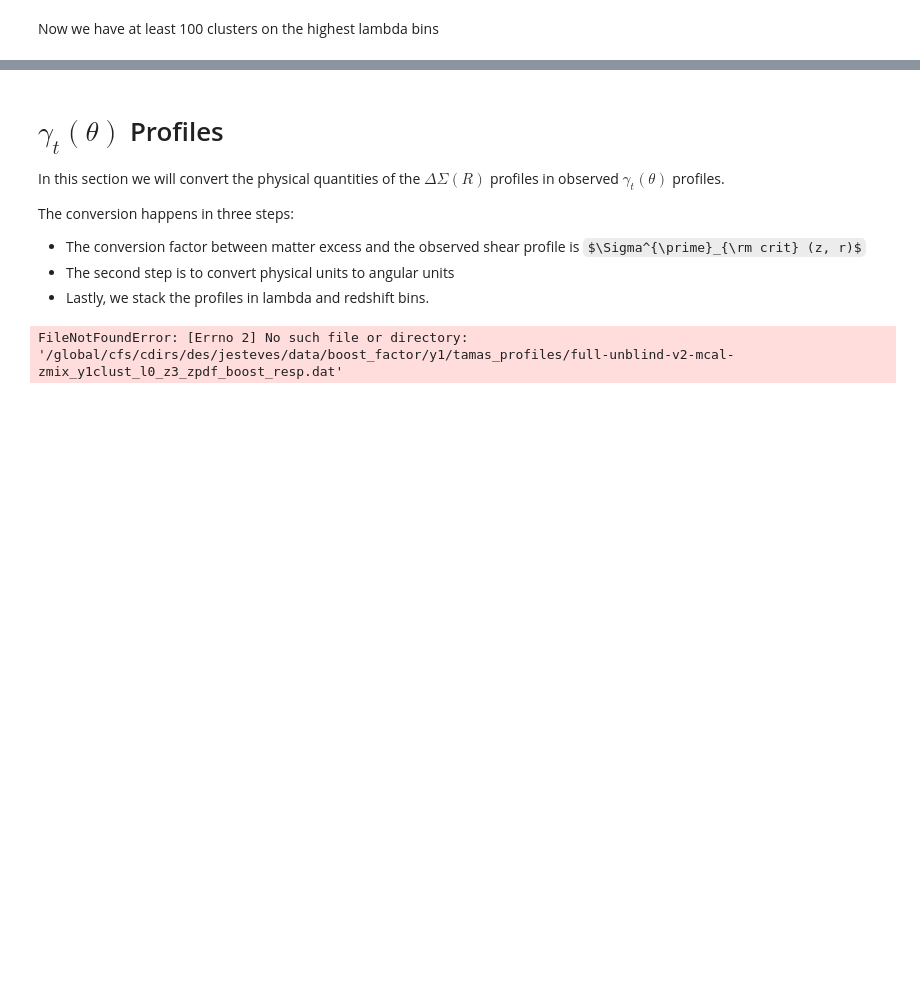
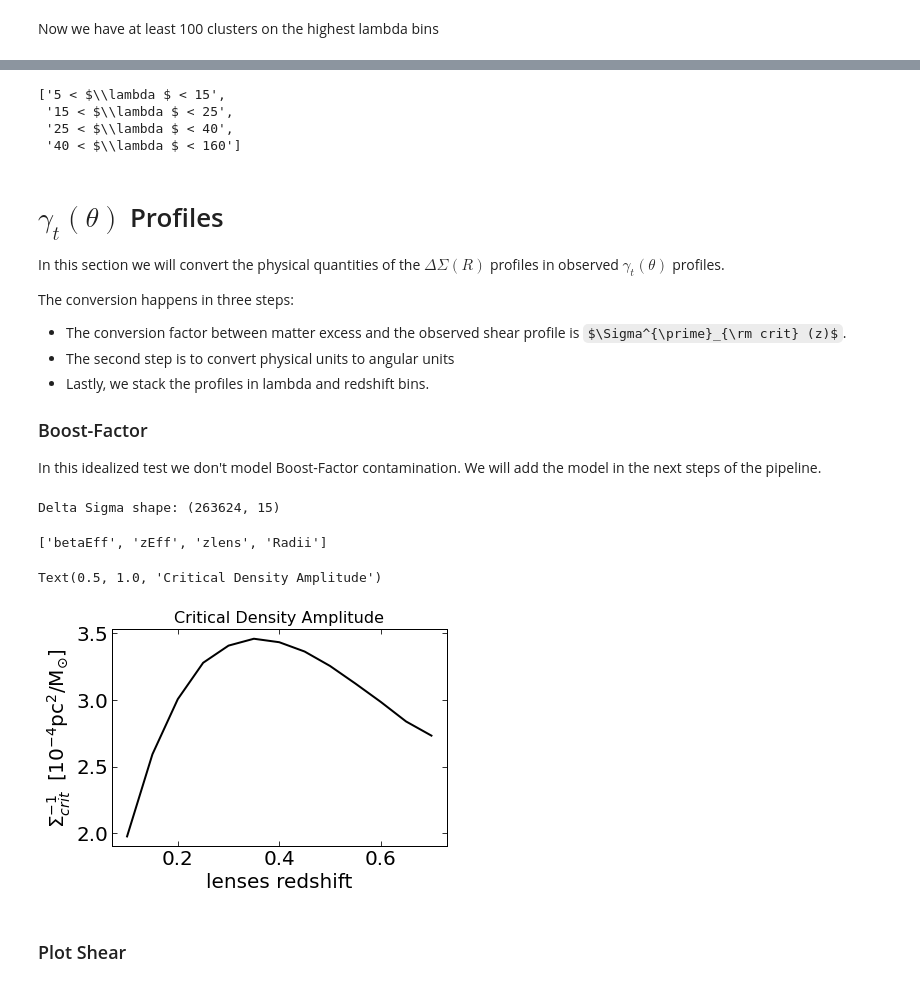
Before and after one commit to estevesjh/fnalFall2022, a Jupyter notebook: y3kp/buzzardMock/createDataVector.ipynb, the cells around one changed output, grey strips where cells are left out. Saved outputs shown, nothing was run; the diff lists cells and outputs as text; code cells hidden in the pictures; some formulas as TeX source; blank space fills up the shorter version.

Commit message:
data vector/nbodykit

```diff
--- a/y3kp/buzzardMock/createDataVector.ipynb
+++ b/y3kp/buzzardMock/createDataVector.ipynb
@@ -25,3 +26,7 @@ matplotlib.rc('xtick.major', size=5)
 #matplotlib.rc('xtick.minor', size=5)
 matplotlib.rc('ytick.major', size=5)
 #matplotlib.rc('ytick.minor', size=5)
+# %%
+from astropy.cosmology import FlatLambdaCDM
+cosmo0 = FlatLambdaCDM(H0=70, Om0=0.3, Tcmb0=2.725)
+cosmo0
@@ -144,18 +167,64 @@ array([ 38038,  76906, 118981,   3706,   6760,   9326,   1340,   2240,
+# %%
+lam_labels = ['%i < $\lambda $ < %i'%(ll,lh) for ll, lh in zip(lbdbins_new[:-1], lbdbins_new[1:])]
+lam_labels
+# %% [output]
+['5 < $\\lambda $ < 15',
+ '15 < $\\lambda $ < 25',
+ '25 < $\\lambda $ < 40',
+ '40 < $\\lambda $ < 160']
 # %% [markdown]
 # $\gamma_t(\theta)$ Profiles
 
 In this section we will convert the physical quantities of the $\Delta \Sigma (R)$ profiles in observed $\gamma_t(\theta)$ profiles.
 
 The conversion happens in three steps:
-- The conversion factor between matter excess and the observed shear profile is  $\Sigma^{\prime}_{\rm crit} (z, r)$
+- The conversion factor between matter excess and the observed shear profile is $\Sigma^{\prime}_{\rm crit} (z)$.
 - The second step is to convert physical units to angular units
 - Lastly, we stack the profiles in lambda and redshift bins.
+
+### Boost-Factor
+In this idealized test we don't model Boost-Factor contamination. We will add the model in the next steps of the pipeline.
 # %%
 import radial_bins_phys_mpc as rbp
 
 radii = rbp.rp_phys_mpc
+theta = rbp.theta_arcmin
+
 deltaSigma = np.array(mock['DeltaSigma'])
+redshift = np.array(mock['redshift'])
+lnM = np.log(np.array(mock['Mvir']))
+print('Delta Sigma shape:',deltaSigma.shape)
+# %% [output]
+Delta Sigma shape: (263624, 15)
+# %%
+bTable = np.load(floc.mock_boost_factor_1d)
+print(list(bTable.keys()))
+
+betaEff = bTable['betaEff']
+zEff = bTable['zEff']
+zlens = bTable['zlens']
+# %% [output]
+['betaEff', 'zEff', 'zlens', 'Radii']
 # %%
-path_boost = '/global/cfs/cdirs/des/jesteves/data/boost_factor/y1/tamas_profiles/'
-fname_base = path_boost+'full-unblind-v2-mcal-zmix_y1clust_l%i_z%i_zpdf_boost_resp.dat'
+# G=4.51710305e-48 # Mpc^3 / M_sol / s^2
+# c=9.71561189e-15 # Mpc/s
+
+# 4piG/c^2
+const = 6.01e-19 # Mpc/M_sol
+const*= 1e6 # pc/M_sol
+
+dlens = cosmo0.comoving_distance(zlens).value*1e6 # pc
+sigma_crit_vec = const*dlens[:,np.newaxis]*betaEff
+sigma_crit_vec_z = sigma_crit_vec[:,-1]
+# %%
+# sigma_crit vs z_lens
+plt.plot(zlens, sigma_crit_vec_z*1e4, lw=2, color='k')
+plt.xlabel('lenses redshift')
+plt.ylabel(r'$\Sigma^{-1}_{crit} \; \; [10^{-4} \rm pc^2/M_{\odot}$]')
+plt.title('Critical Density Amplitude',fontsize=16)
+# %% [output]
+Text(0.5, 1.0, 'Critical Density Amplitude')
+[figure, added]
+# %% [markdown]
+### Plot Shear
 # %%
@@ -164,4 +232,0 @@ R, B, Sigma = np.genfromtxt(fname_base%(0,0),unpack=True)
-# %%
-np.load(fname_base%(0,3))
-# %% [output]
-FileNotFoundError: [Errno 2] No such file or directory: '/global/cfs/cdirs/des/jesteves/data/boost_factor/y1/tamas_profiles/full-unblind-v2-mcal-zmix_y1clust_l0_z3_zpdf_boost_resp.dat'
```
Also changed, not shown: parts of 32 cells of this notebook, 9 other files.
